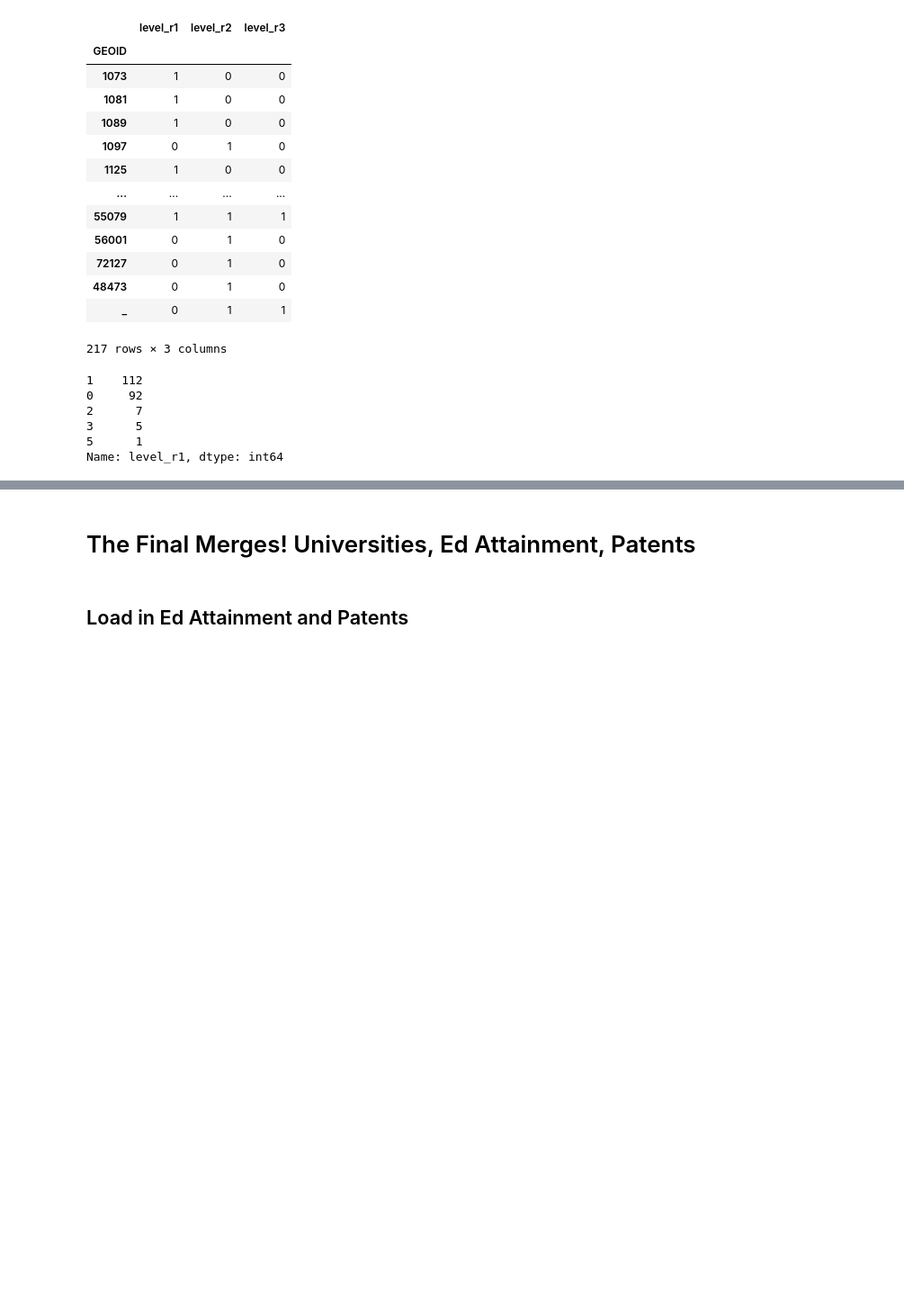
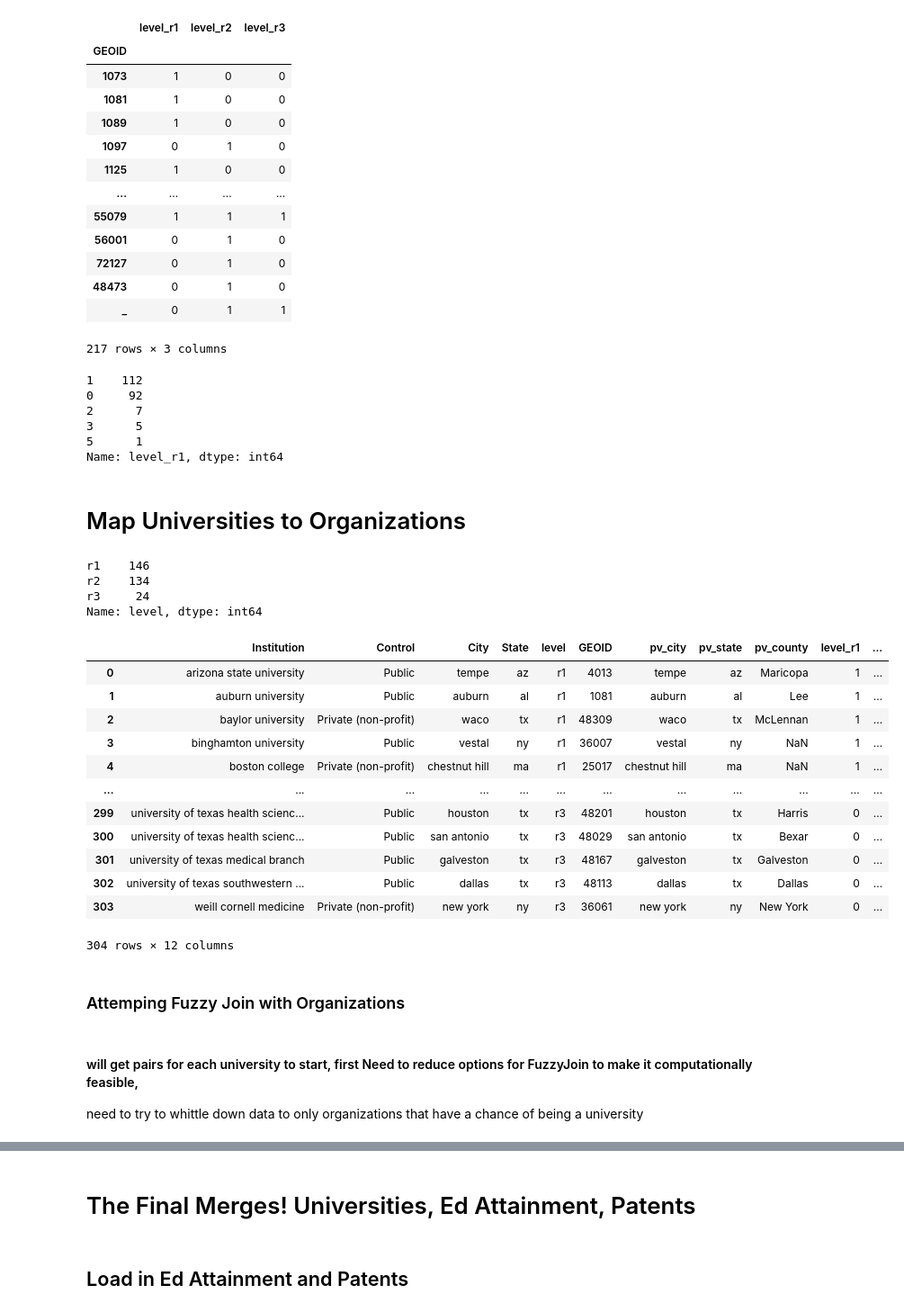
Before and after one commit to mhk9c/patents22, a Jupyter notebook: university_Edattain_geojoin.ipynb, the cells around one changed output, grey strips where cells are left out. Shown at 90% size. Saved outputs shown, nothing was run; the diff lists cells and outputs as text; code cells hidden in the pictures; blank space fills up the shorter version.

```diff
--- a/university_Edattain_geojoin.ipynb
+++ b/university_Edattain_geojoin.ipynb
@@ -19,7 +19,7 @@ True
 # %%
 CLIENT_ID = os.getenv("box_client_id")
 CLIENT_SECRET = os.getenv("box_client_secret")
-TOKEN = 'm9tDcDP8hOPvU92loJEXKRO8xm1VDE2q' ##copy and paste from dev
+TOKEN = 'PyIwJRzIHaSv7kxwmzJtjT57UO9LBLvk' ##copy and paste from dev
 # %%
 from boxsdk import OAuth2, Client
 
@@ -226,4 +234,4 @@ Weill Cornell Medicine                     1
 Name: Institution, Length: 302, dtype: int64
 # %%
 university_geo_levels.drop_duplicates(inplace = True)
-university_geo_levels.value_counts()
+university_geo_levels = university_geo_levels.reset_index().drop('index', axis =1)
@@ -273,3 +267,35 @@ Name: level_r1, dtype: int64
 # university_geo.to_csv('test_uni.csv')
 # %%
 geoids_universities.to_csv('geoids_university_count.csv')
+# %% [markdown]
+# Map Universities to Organizations
+# %%
+university_geo_levels.head(5)
+##ASU has extra text on it from wikipedia that needs to be fixed below
+university_geo_levels = university_geo_levels.replace('Arizona State University Campus Immersion', 'Arizona State University')
+university_geo_levels['Institution'] = university_geo_levels['Institution'].str.lower()
+university_geo_levels.head(5)
+university_geo_levels.level.value_counts()
+# %% [output]
+r1    146
+r2    134
+r3     24
+Name: level, dtype: int64
+# %%
+university_geo_levels
+# %% [output]
+|  | Institution | Control | City | State | level | GEOID | pv_city | pv_state | pv_county | level_r1 | ... |
+| 0 | arizona state university | Public | tempe | az | r1 | 4013 | tempe | az | Maricopa | 1 | ... |
+| 1 | auburn university | Public | auburn | al | r1 | 1081 | auburn | al | Lee | 1 | ... |
+| 2 | baylor university | Private (non-profit) | waco | tx | r1 | 48309 | waco | tx | McLennan | 1 | ... |
+| 3 | binghamton university | Public | vestal | ny | r1 | 36007 | vestal | ny | NaN | 1 | ... |
+| 4 | boston college | Private (non-profit) | chestnut hill | ma | r1 | 25017 | chestnut hill | ma | NaN | 1 | ... |
+| ... | ... | ... | ... | ... | ... | ... | ... | ... | ... | ... | ... |
+| 299 | university of texas health scienc... | Public | houston | tx | r3 | 48201 | houston | tx | Harris | 0 | ... |
+| 300 | university of texas health scienc... | Public | san antonio | tx | r3 | 48029 | san antonio | tx | Bexar | 0 | ... |
+| 301 | university of texas medical branch | Public | galveston | tx | r3 | 48167 | galveston | tx | Galveston | 0 | ... |
+| 302 | university of texas southwestern ... | Public | dallas | tx | r3 | 48113 | dallas | tx | Dallas | 0 | ... |
+| 303 | weill cornell medicine | Private (non-profit) | new york | ny | r3 | 36061 | new york | ny | New York | 0 | ... |
+304 rows × 12 columns
+# %% [markdown]
+### Attemping Fuzzy Join with Organizations
@@ -275,0 +306,3 @@ geoids_universities.to_csv('geoids_university_count.csv')
+# %% [markdown]
+#### will get pairs for each university to start, first Need to reduce options for FuzzyJoin to make it computationally feasible,
+need to try to whittle down data to only organizations that have a chance of being a university
```
Also changed, not shown: parts of 24 cells of this notebook.
